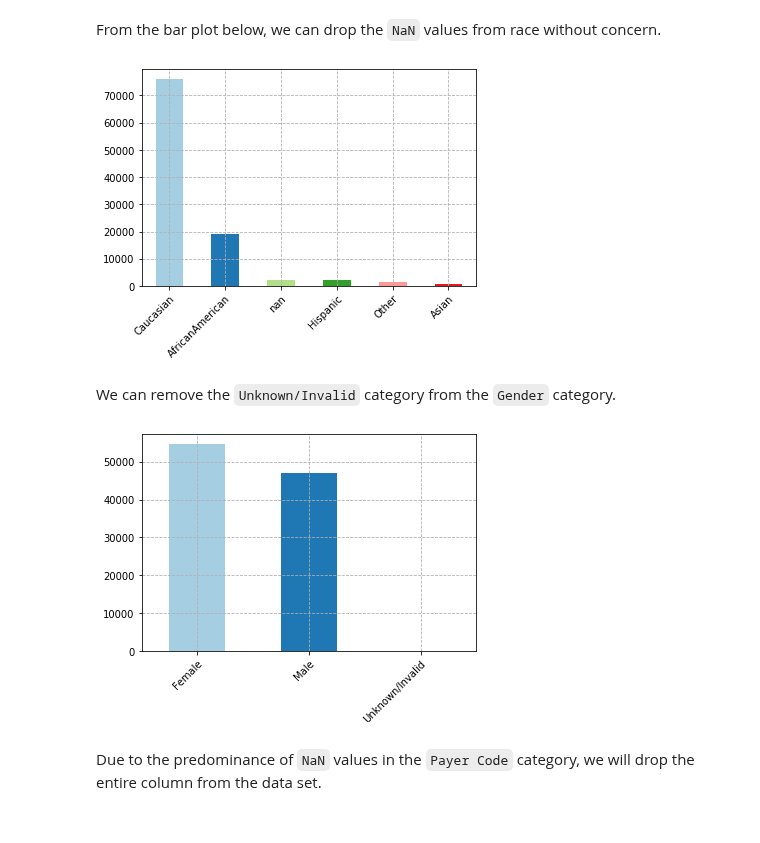
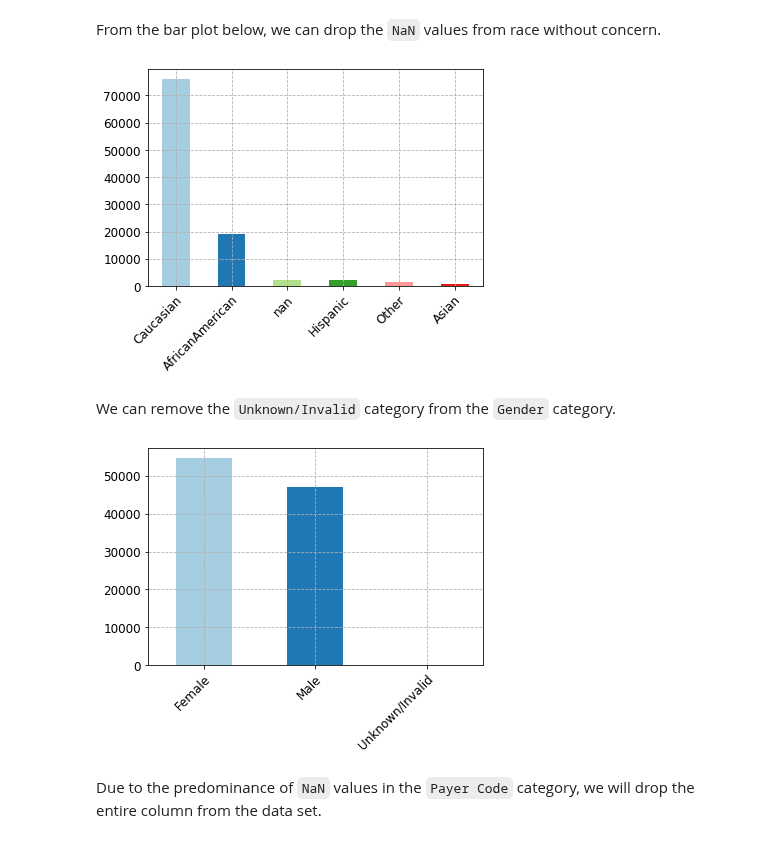
Before and after one commit to capac/kaggle-notebooks, a Jupyter notebook: diabetes-in-130-US-hospitals/1-data-preparation.ipynb, the cells around one changed output. Cells and saved outputs as stored; diff of their text form; code cells hidden in the pictures.

```diff
--- a/diabetes-in-130-US-hospitals/1-data-preparation.ipynb
+++ b/diabetes-in-130-US-hospitals/1-data-preparation.ipynb
@@ -154,19 +156,21 @@ From the bar plot below, we can drop the `NaN` values from race without concern.
 # %%
 race_sorted_df = df['race'].value_counts(dropna=False)
 ax = race_sorted_df.plot(kind='bar', color=plt.cm.Paired.colors)
-plt.setp(ax.get_xticklabels(), ha="right", rotation_mode="anchor", rotation=45)
+plt.setp(ax.get_xticklabels(), ha="right", rotation_mode="anchor", rotation=45, fontsize=12)
+plt.setp(ax.get_yticklabels(), fontsize=12)
 plt.grid(True, linestyle='--');
 # %% [output]
-[figure, old version]
+[figure, new version]
 # %% [markdown]
 We can remove the `Unknown/Invalid` category from the `Gender` category.
 # %%
 gender_sorted_df = df['gender'].value_counts(dropna=False)
 ax = gender_sorted_df.plot(kind='bar', color=plt.cm.Paired.colors)
-plt.setp(ax.get_xticklabels(), ha="right", rotation_mode="anchor", rotation=45)
+plt.setp(ax.get_xticklabels(), ha="right", rotation_mode="anchor", rotation=45, fontsize=12)
+plt.setp(ax.get_yticklabels(), fontsize=12)
 plt.grid(True, linestyle='--');
 # %% [output]
-[figure, old version]
+[figure, new version]
 # %% [markdown]
 Due to the predominance of `NaN` values in the `Payer Code` category, we will drop the entire column from the data set.
 # %%
```
Also changed, not shown: parts of 6 cells of this notebook.
